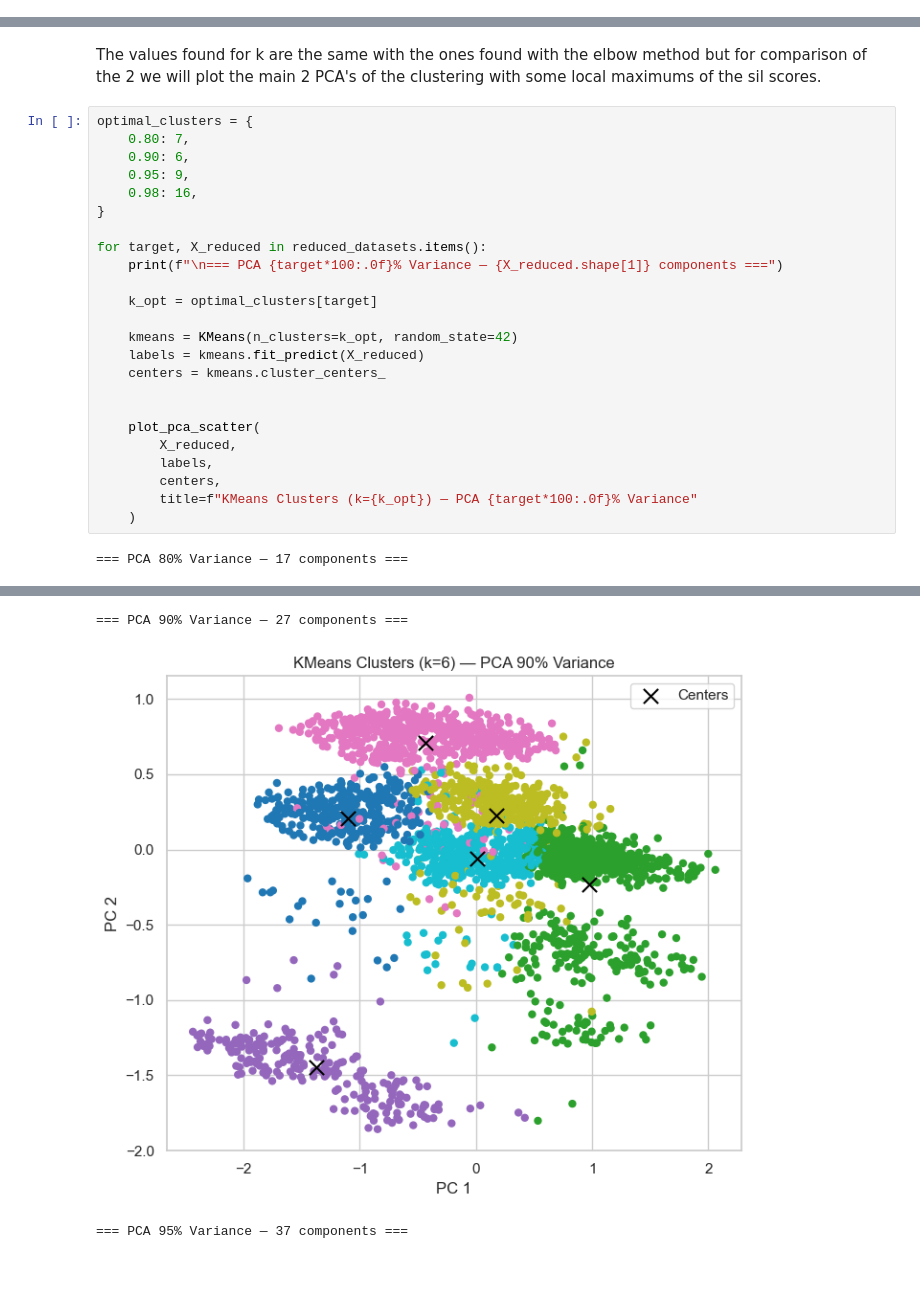
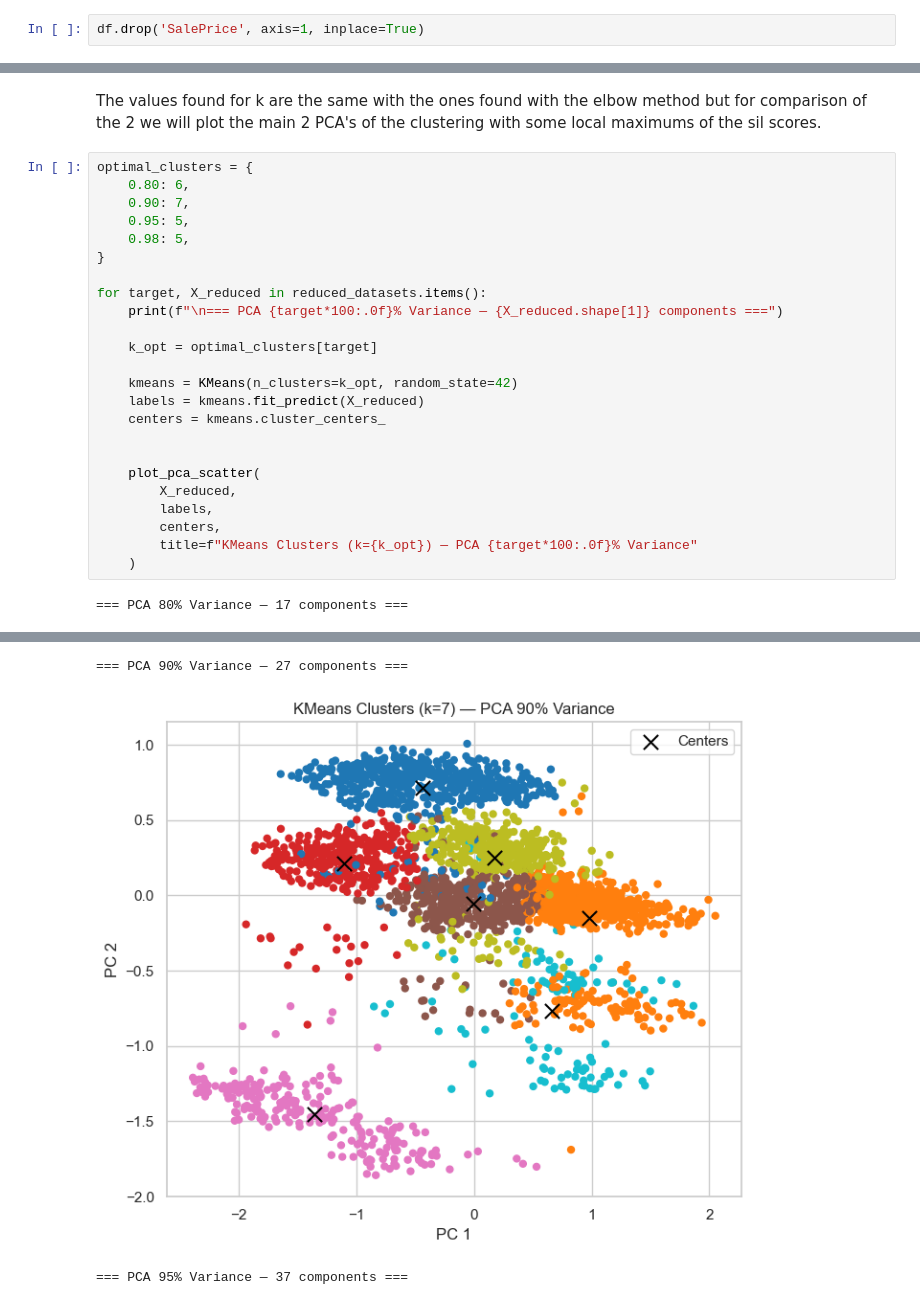
Before and after one commit to hedesiustefan/ML_Project, a Jupyter notebook: LAB4/ML_LAB4.ipynb, the cells around one changed output, grey strips where cells are left out. Saved outputs shown, nothing was run; the diff lists cells and outputs as text; blank space fills up the shorter version.

```diff
--- a/LAB4/ML_LAB4.ipynb
+++ b/LAB4/ML_LAB4.ipynb
@@ -74,5 +74,7 @@ dtype: int64
 For some reason the first feature in the above list is corupted and presents mostly NaN values so for the sake of sanity it will be droped.
 # %%
 df.drop('MSZoning_encoded', axis=1, inplace=True)
+# %%
+df.drop('SalePrice', axis=1, inplace=True)
 # %%
 # Select numeric features (int + float)
@@ -330,10 +315,10 @@ Best k according to silhouette score = 5 (score = 0.1500)
 The values found for k are the same with the ones found with the elbow method but for comparison of the 2 we will plot the main 2 PCA's of the clustering with some local maximums of the sil scores.
 # %%
 optimal_clusters = {
-    0.80: 7,
-    0.90: 6,
-    0.95: 9,
-    0.98: 16,
+    0.80: 6,
+    0.90: 7,
+    0.95: 5,
+    0.98: 5,
 }
 
 for target, X_reduced in reduced_datasets.items():
@@ -358,3 +343,3 @@ for target, X_reduced in reduced_datasets.items():
 === PCA 90% Variance — 27 components ===
-[figure, old version]
+[figure, new version]
 === PCA 95% Variance — 37 components ===
```
Also changed, not shown: parts of 13 cells of this notebook, 1 other file.
